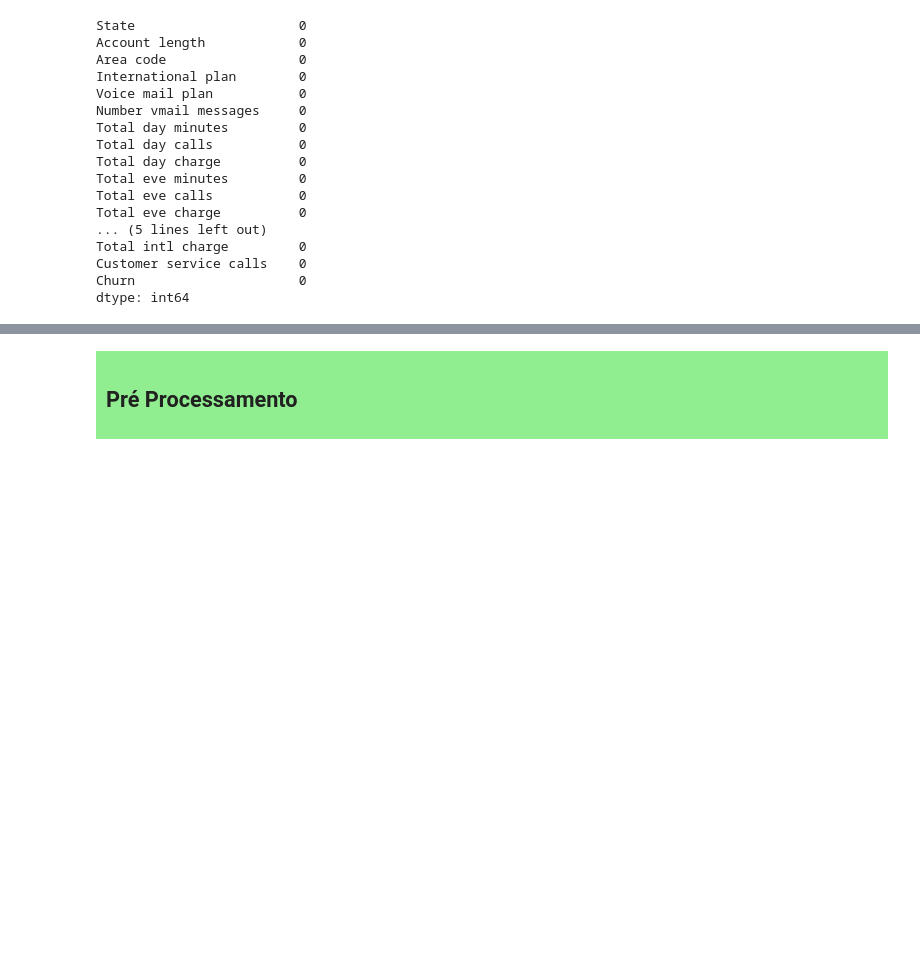
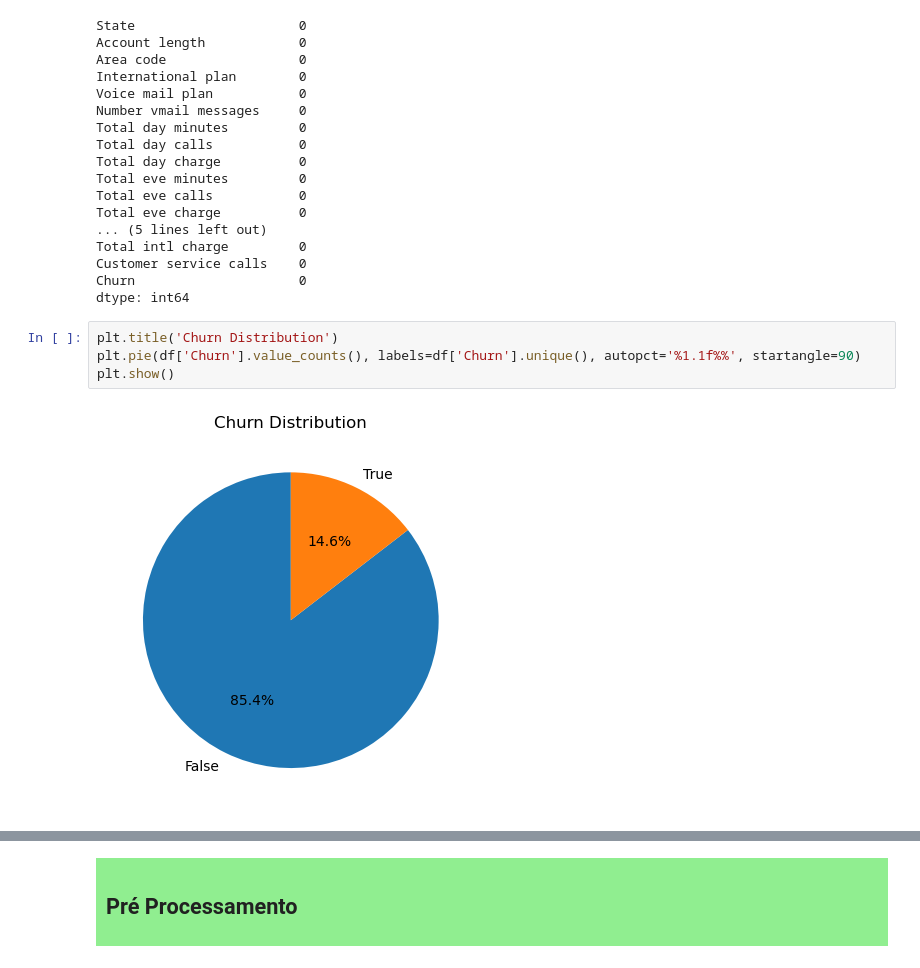
Before and after one commit to andkuster/churn_prediction, a Jupyter notebook: projeto_ml_kuster.ipynb, the cells around one changed output, grey strips where cells are left out. Cells and saved outputs as stored; diff of their text form; blank space fills up the shorter version.

```diff
--- a/projeto_ml_kuster.ipynb
+++ b/projeto_ml_kuster.ipynb
@@ -200,3 +200,9 @@ Total intl charge         0
 Customer service calls    0
 Churn                     0
 dtype: int64
+# %%
+plt.title('Churn Distribution')
+plt.pie(df['Churn'].value_counts(), labels=df['Churn'].unique(), autopct='%1.1f%%', startangle=90)
+plt.show()
+# %% [output]
+[figure, added]
```
Also changed, not shown: parts of 39 cells of this notebook.
